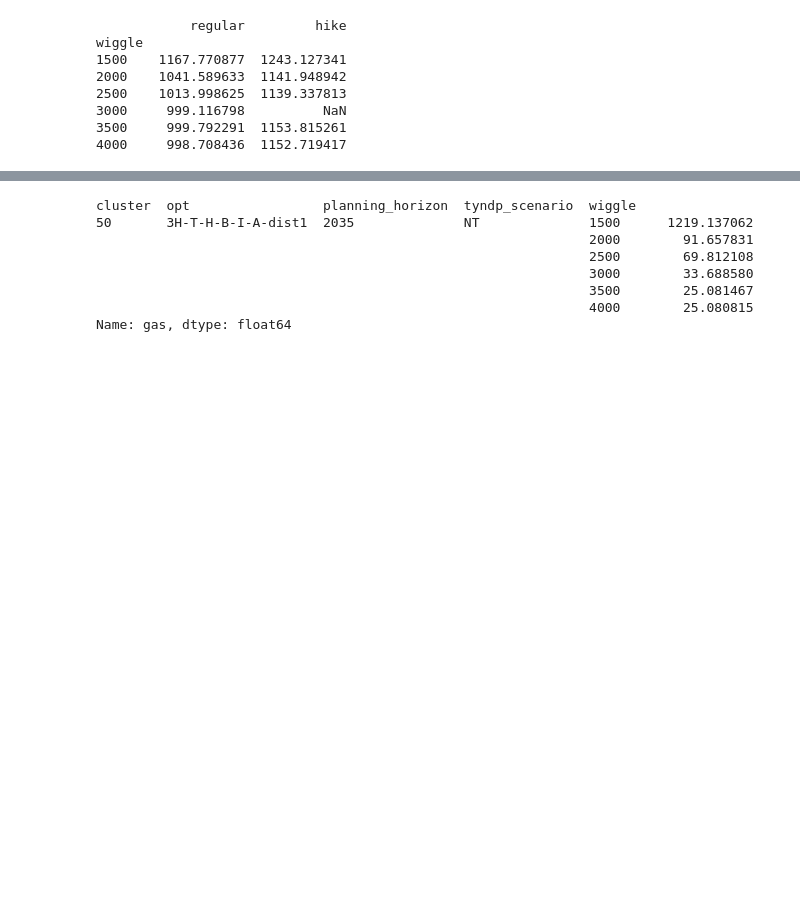
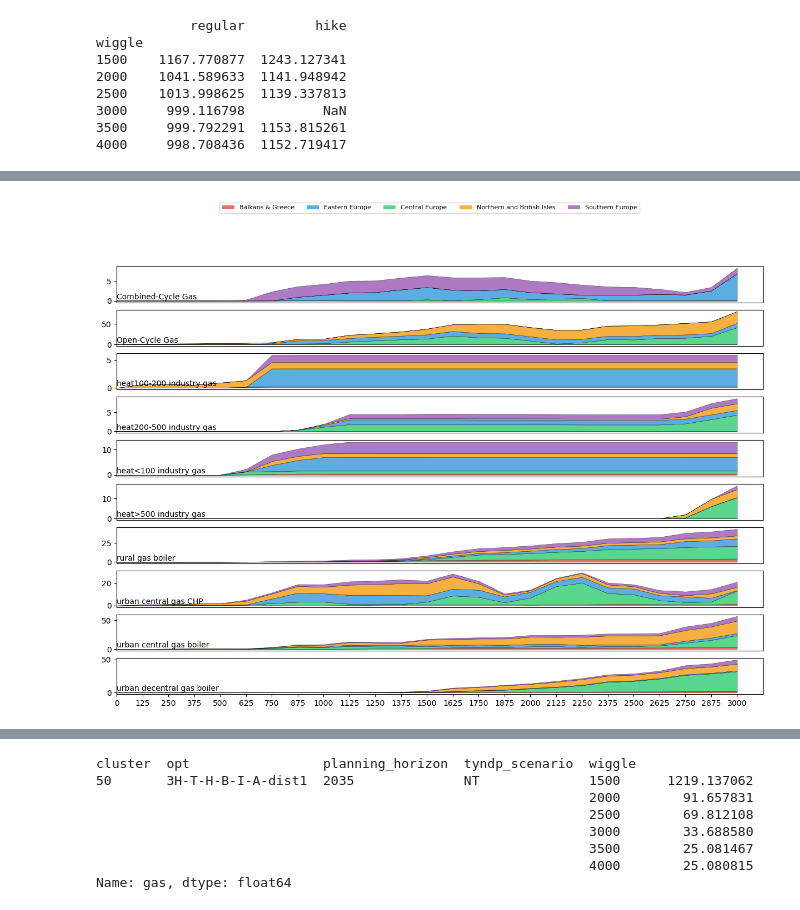
Before and after one commit to LukasFrankenQ/resilient-pypsa-eur, a Jupyter notebook: notebooks/plot_gas_usage.ipynb, the cells around one changed output, grey strips where cells are left out. Saved outputs shown, nothing was run; the diff lists cells and outputs as text; code cells hidden in the pictures; blank space fills up the shorter version.

```diff
--- a/notebooks/plot_gas_usage.ipynb
+++ b/notebooks/plot_gas_usage.ipynb
@@ -576,0 +614,7 @@ plt.show()
+# %%
+tech_colors['residential gas boiler'] = tech_colors['urban decentral gas boiler']
+tech_colors['gas turbine'] = tech_colors['Open-Cycle Gas']
+# %%
+gb = bal.loc[:,:,'gas'].mul(1e-6)
+gb.index = gb.index.get_level_values(1)
+gb.drop('gas', inplace=True)
@@ -597,0 +1137,83 @@ mp.loc[mp.index.intersection(price_carriers)].min()
+# %%
+region_colors = {
+    'Balkans & Greece': '#E74C3C',
+    'Eastern Europe': '#3498DB',
+    'Central Europe': '#2ECC71',
+    'Northern and British Isles': '#F39C12',
+    'Southern Europe': '#9B59B6'
+}
+# %%
+from matplotlib.patches import Patch
+
+skip_carriers = [
+    'SMR',
+    'SMR CC',
+    'gas for industry',
+    'gas for industry CC',
+    'heat>500 industry gas CC',
+    ]
+
+xlocks = pd.Series(range(len(caps.columns)), index=caps.columns)
+
+# fig, ax = plt.subplots(figsize=(15, 10))
+fig, axs = plt.subplots(len(caps.index.unique(0)) - len(skip_carriers), 1, figsize=(15, 10))
+
+y_lim_upper = caps.groupby(level=0).sum().drop(skip_carriers).max().max()
+
+i = 0
+
+for carrier in caps.index.get_level_values(0).unique():
+
+    if carrier in skip_carriers:
+        continue
+
+    bottoms = pd.Series(0, index=caps.columns, dtype=float)
+    ax = axs[i]
+    i += 1
+
+    for region in caps.index.get_level_values(1).unique():
+
+        row = caps.loc[carrier, region]
+
+        x_coords = xlocks.loc[row.index].values
+
+        bottom_values = bottoms.loc[row.index].values
+        top_values = bottom_values + row.values
+
+        ax.fill_between(
+            x_coords,
+            bottom_values,
+            top_values,
+            color=region_colors[region],
+            alpha=0.8,
+            linewidth=0.3,
+            edgecolor='black'
+        )
+
+        bottoms.loc[row.index] += row.values
+
+    # ax.set_ylim(0, y_lim_upper)
+    ax.set_xlabel('')
+    ax.set_xticks([])
+    ax.set_xlim(0, len(caps.columns))
+    ax.text(0, 0, carrier, ha='left', va='bottom', fontsize=10)
+
+ax = axs[-1]
+ax.set_xticks(xlocks)
+ax.set_xticklabels(caps.columns, rotation=0)
+
+region_handles = [Patch(facecolor=region_colors[region], label=region, alpha=0.8)
+                  for region in region_colors.keys()]
+
+# Place legend above the figure
+fig.legend(
+    handles=region_handles,
+    loc='upper center',
+    ncol=len(region_colors),
+    fontsize=8,
+    bbox_to_anchor=(0.5, 1.0)
+    )
+
+plt.show()
+# %% [output]
+[figure, added]
```
Also changed, not shown: parts of 34 cells of this notebook, 2 other files.
